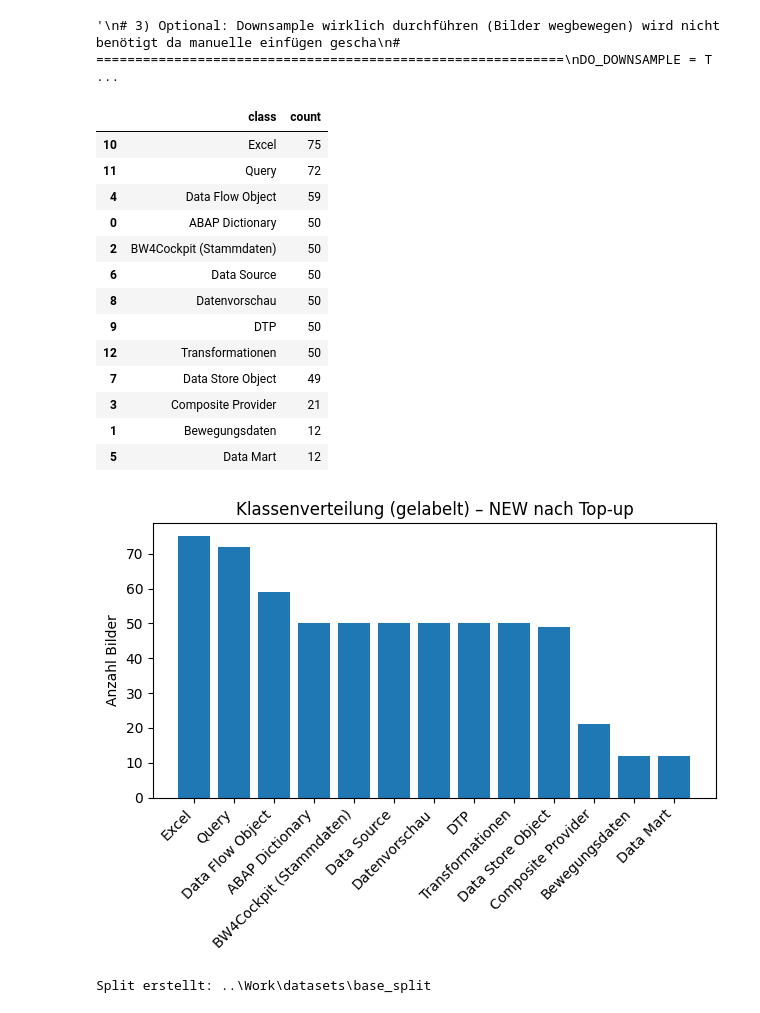
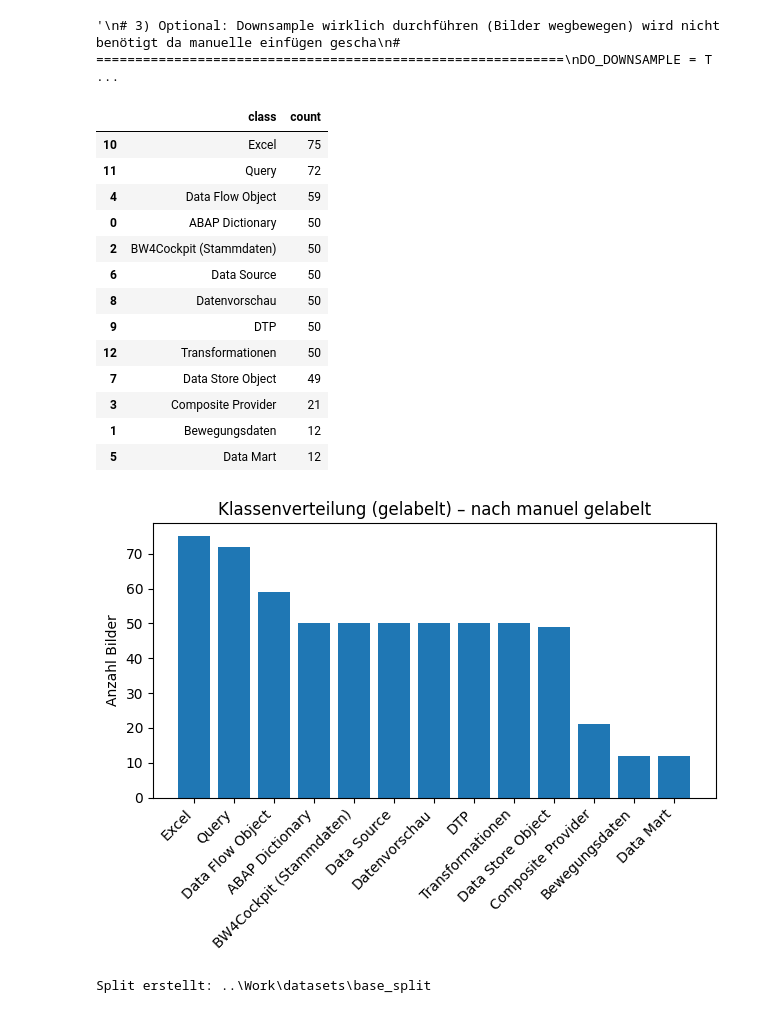
Before and after one commit to mzmm48/Data-Science, a Jupyter notebook: src/Modell.ipynb, the cells around one changed output. Cells and saved outputs as stored; diff of their text form; code cells hidden in the pictures.

```diff
--- a/src/Modell.ipynb
+++ b/src/Modell.ipynb
@@ -321,39 +311,38 @@ else:
 '\n# 3) Optional: Downsample wirklich durchführen (Bilder wegbewegen) wird nicht benötigt da manuelle einfügen gescha\n# ============================================================\nDO_DOWNSAMPLE = T ...
 # %%
 # 4) Kontrolle: Klassenverteilung (NEW) nach dem Auffüllen
-# ============================================================
 rows = []
 for cls_dir in LABELED_DIR.iterdir():
     if not cls_dir.is_dir():
         continue
     n = sum(1 for f in cls_dir.iterdir() if f.is_file() and is_image(f))
     rows.append({"class": cls_dir.name, "count": n})
 
 df2 = pd.DataFrame(rows).sort_values("count", ascending=False)
 display(df2)
 
 plt.figure()
 plt.bar(df2["class"], df2["count"])
 plt.xticks(rotation=45, ha="right")
 plt.ylabel("Anzahl Bilder")
-plt.title("Klassenverteilung (gelabelt) – NEW nach Top-up")
+plt.title("Klassenverteilung (gelabelt) – nach manuel gelabelt")
 plt.tight_layout()
 plt.show()
 # %% [output]
 |  | class | count |
 | 10 | Excel | 75 |
 | 11 | Query | 72 |
 | 4 | Data Flow Object | 59 |
 | 0 | ABAP Dictionary | 50 |
 | 2 | BW4Cockpit (Stammdaten) | 50 |
 | 6 | Data Source | 50 |
 | 8 | Datenvorschau | 50 |
 | 9 | DTP | 50 |
 | 12 | Transformationen | 50 |
 | 7 | Data Store Object | 49 |
 | 3 | Composite Provider | 21 |
 | 1 | Bewegungsdaten | 12 |
 | 5 | Data Mart | 12 |
-[figure, old version]
+[figure, new version]
 # %%
 # 5) Train/Val Split als Ordnerstruktur (ImageFolder kompatibel) – aus NEW
```
Also changed, not shown: parts of 18 cells of this notebook, 20 other files.
